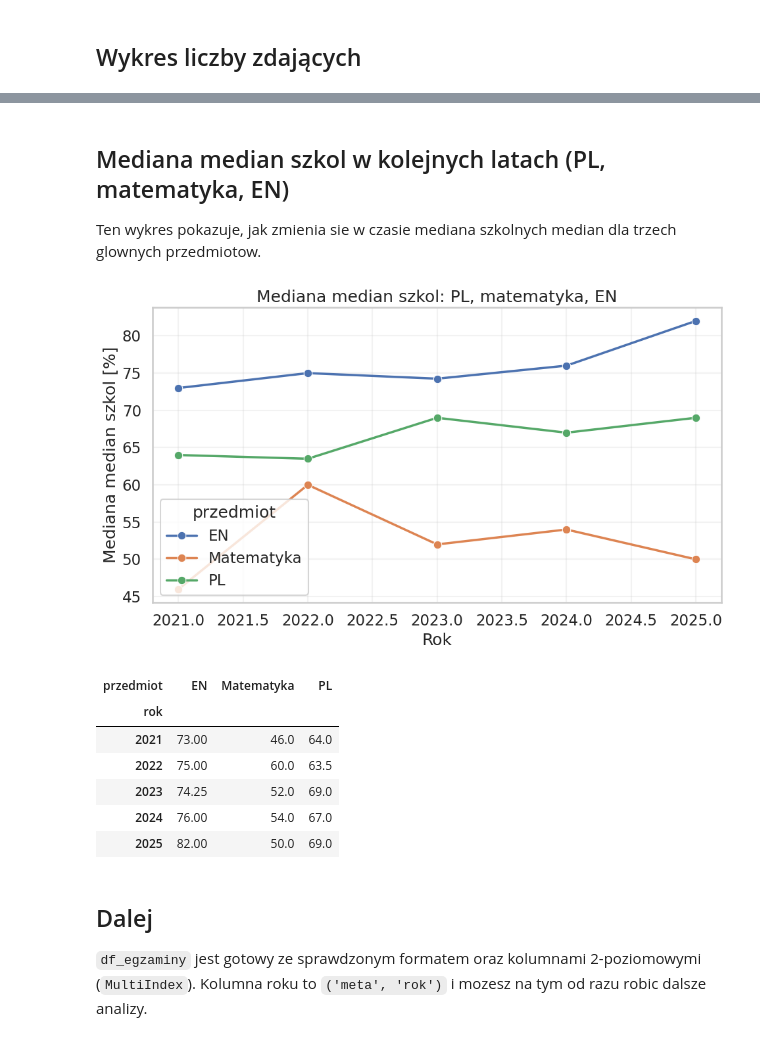
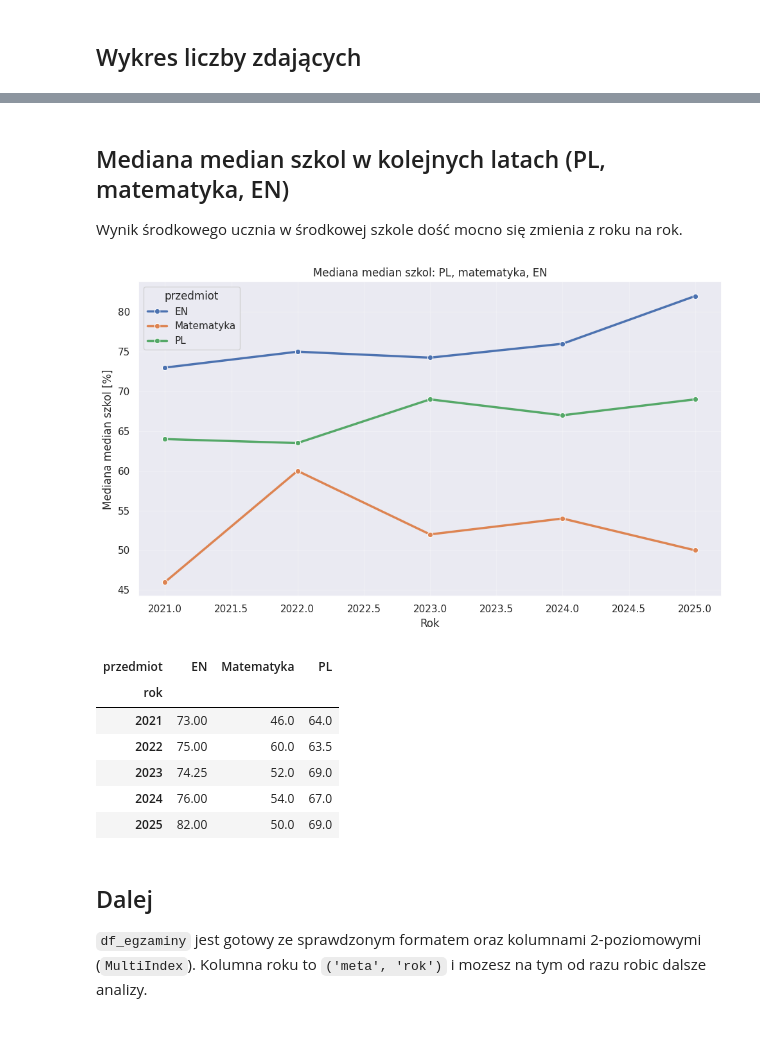
Before and after one commit to herbakamil/compare-primary-schools-mazowieckie, a Jupyter notebook: notebooks/analiza.ipynb, the cells around one changed output, grey strips where cells are left out. Saved outputs shown, nothing was run; the diff lists cells and outputs as text; code cells hidden in the pictures.

Commit message:
Add more graphs in analiza

```diff
--- a/notebooks/analiza.ipynb
+++ b/notebooks/analiza.ipynb
@@ -169,0 +203,2 @@ df_egzaminy.head()
+# %%
+pd.set_option("display.max_colwidth", 100)
@@ -203,0 +435,4 @@ Przykladowe kolumny MultiIndex: [('meta', 'rok'), ('meta', 'id oke'), ('meta', '
+# %%
+df_egzaminy_all = df_egzaminy.copy()
+df_egzaminy = df_egzaminy[['meta'] + GLOWNE]
+df_egzaminy
@@ -203,0 +481,6 @@ Przykladowe kolumny MultiIndex: [('meta', 'rok'), ('meta', 'id oke'), ('meta', '
+# %%
+# Dodaj mediana - średnia
+MEDIANA_MINUS_SREDNIA = 'mediana - srednia'
+for obszar in GLOWNE:
+    df_egzaminy[(obszar, MEDIANA_MINUS_SREDNIA)] = df_egzaminy[(obszar, 'mediana (%)')] - df_egzaminy[(obszar, 'wynik sredni (%)')]
+df_egzaminy['matematyka']
@@ -204,58 +763,52 @@ Przykladowe kolumny MultiIndex: [('meta', 'rok'), ('meta', 'id oke'), ('meta', '
 # %% [markdown]
 ## Mediana median szkol w kolejnych latach (PL, matematyka, EN)
 
-Ten wykres pokazuje, jak zmienia sie w czasie mediana szkolnych median dla trzech glownych przedmiotow.
+Wynik środkowego ucznia w środkowej szkole dość mocno się zmienia z roku na rok.
 # %%
-def find_subject_median_col(subject_aliases: list[str]) -> tuple[str, str]:
-    for col in df_egzaminy.columns:
-        if not isinstance(col, tuple) or len(col) != 2:
-            continue
-        obszar, metryka = col
-        obszar_n = normalize_text(obszar)
-        metryka_n = normalize_text(metryka)
-        if 'mediana' not in metryka_n:
-            continue
-        if any(alias in obszar_n for alias in subject_aliases):
-            return col
-    raise ValueError(f'Nie znaleziono kolumny mediany dla aliasow: {subject_aliases}')
-
-
-col_pl = find_subject_median_col(['polski', 'jezyk polski'])
-col_mat = find_subject_median_col(['matematyka'])
-col_en = find_subject_median_col(['angielski', 'jezyk angielski'])
+subject_specs = [
+    ('PL', ['polski', 'jezyk polski']),
+    ('Matematyka', ['matematyka']),
+    ('EN', ['angielski', 'jezyk angielski']),
+]
 
 serie = []
-for label, col in [('PL', col_pl), ('Matematyka', col_mat), ('EN', col_en)]:
-    tmp = df_egzaminy[[('meta', 'rok'), col]].copy()
+for label, subject_aliases in subject_specs:
+    subject_median_col = get_subject_metric_col(
+        column_index,
+        subject_aliases=subject_aliases,
+        metric_aliases=['mediana'],
+    )
+
+    tmp = df_egzaminy[[('meta', 'rok'), subject_median_col]].copy()
     tmp.columns = ['rok', 'mediana_szkoly']
     tmp['mediana_szkoly'] = pd.to_numeric(tmp['mediana_szkoly'], errors='coerce')
     tmp = tmp.dropna(subset=['mediana_szkoly'])
+
     summary = tmp.groupby('rok', as_index=False)['mediana_szkoly'].median()
     summary['przedmiot'] = label
     serie.append(summary)
 
-mediana_median_rocznie = pd.concat(serie, ignore_index=True)
-mediana_median_rocznie = mediana_median_rocznie.sort_values(['rok', 'przedmiot'])
+mediana_median_rocznie = pd.concat(serie, ignore_index=True).sort_values(['rok', 'przedmiot'])
 
 plt.figure(figsize=(10, 6))
 sns.lineplot(
     data=mediana_median_rocznie,
     x='rok',
     y='mediana_szkoly',
     hue='przedmiot',
     marker='o',
     linewidth=2.5,
 )
 plt.xlabel('Rok')
 plt.ylabel('Mediana median szkol [%]')
 plt.title('Mediana median szkol: PL, matematyka, EN')
 plt.grid(alpha=0.25)
 plt.tight_layout()
 plt.show()
 
 mediana_median_rocznie.pivot(index='rok', columns='przedmiot', values='mediana_szkoly')
 # %% [output]
-[figure, old version]
+[figure, new version]
 | przedmiot | EN | Matematyka | PL |
 | rok |  |  |  |
 | 2021 | 73.00 | 46.0 | 64.0 |
```
Also changed, not shown: parts of 29 cells of this notebook, 2 other files.
